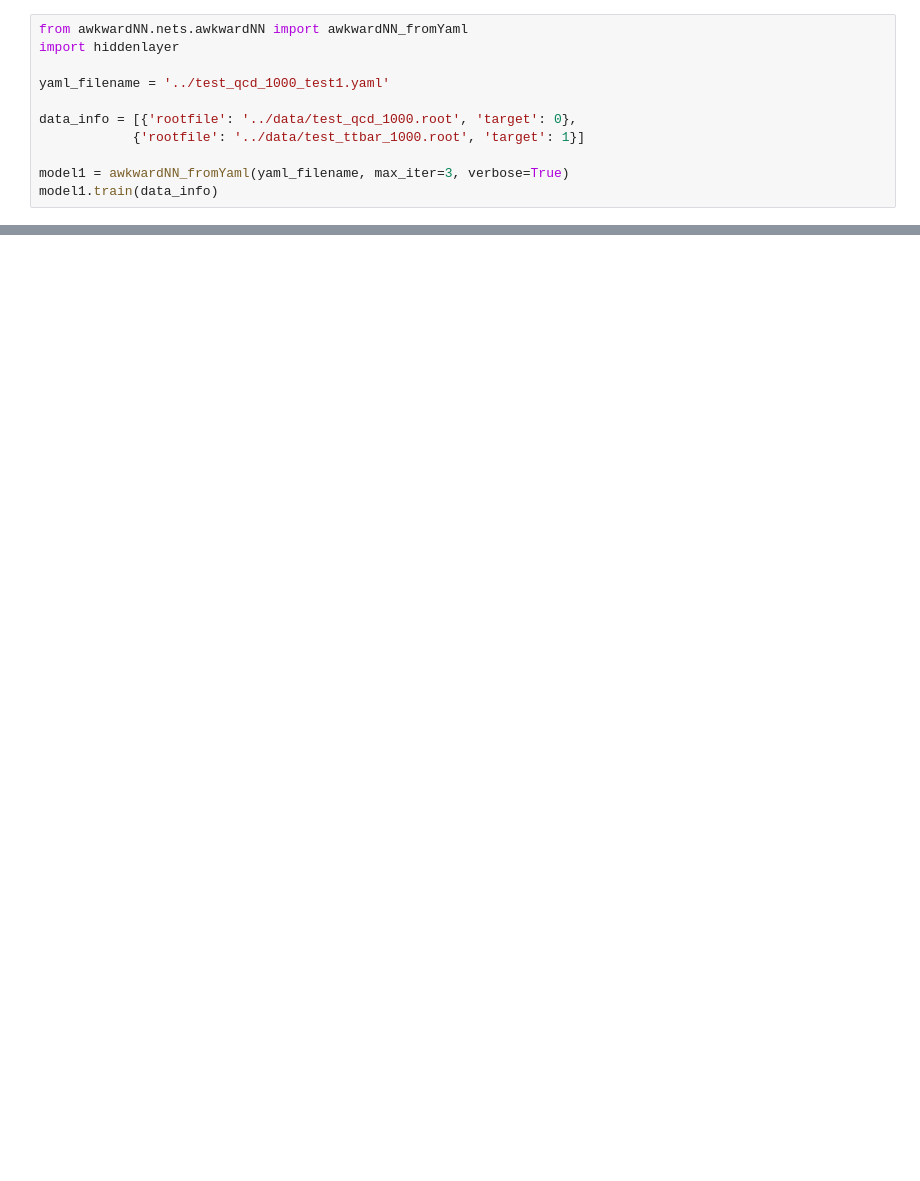
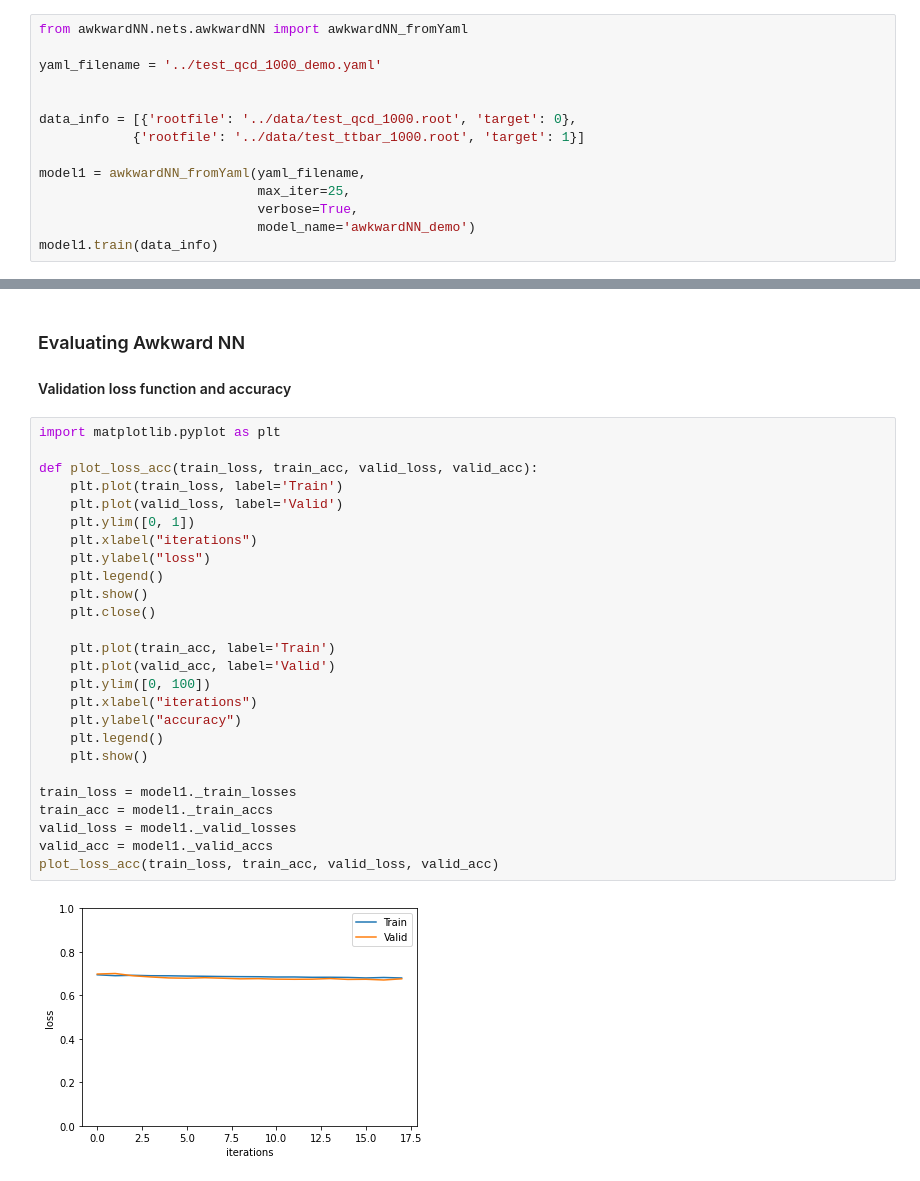
Before and after one commit to eweik/AwkwardNN, a Jupyter notebook: notebooks/awkwardNN_demo.ipynb, the cells around one changed output, grey strips where cells are left out. Saved outputs shown, nothing was run; the diff lists cells and outputs as text; blank space fills up the shorter version.

```diff
--- a/notebooks/awkwardNN_demo.ipynb
+++ b/notebooks/awkwardNN_demo.ipynb
@@ -3,11 +34,14 @@
 # %%
 from awkwardNN.nets.awkwardNN import awkwardNN_fromYaml
-import hiddenlayer
 
-yaml_filename = '../test_qcd_1000_test1.yaml'
+yaml_filename = '../test_qcd_1000_demo.yaml'
+
 
 data_info = [{'rootfile': '../data/test_qcd_1000.root', 'target': 0},
             {'rootfile': '../data/test_ttbar_1000.root', 'target': 1}]
 
-model1 = awkwardNN_fromYaml(yaml_filename, max_iter=3, verbose=True)
+model1 = awkwardNN_fromYaml(yaml_filename,
+                            max_iter=25,
+                            verbose=True,
+                            model_name='awkwardNN_demo')
 model1.train(data_info)
@@ -13,0 +66,32 @@ model1.train(data_info)
+# %% [markdown]
+### Evaluating Awkward NN
+
+#### Validation loss function and accuracy
+# %%
+import matplotlib.pyplot as plt
+
+def plot_loss_acc(train_loss, train_acc, valid_loss, valid_acc):
+    plt.plot(train_loss, label='Train')
+    plt.plot(valid_loss, label='Valid')
+    plt.ylim([0, 1])
+    plt.xlabel("iterations")
+    plt.ylabel("loss")
+    plt.legend()
+    plt.show()
+    plt.close()
+
+    plt.plot(train_acc, label='Train')
+    plt.plot(valid_acc, label='Valid')
+    plt.ylim([0, 100])
+    plt.xlabel("iterations")
+    plt.ylabel("accuracy")
+    plt.legend()
+    plt.show()
+
+train_loss = model1._train_losses
+train_acc = model1._train_accs
+valid_loss = model1._valid_losses
+valid_acc = model1._valid_accs
+plot_loss_acc(train_loss, train_acc, valid_loss, valid_acc)
+# %% [output]
+[figure, added]
```
Also changed, not shown: parts of 10 cells of this notebook, 27 other files.
